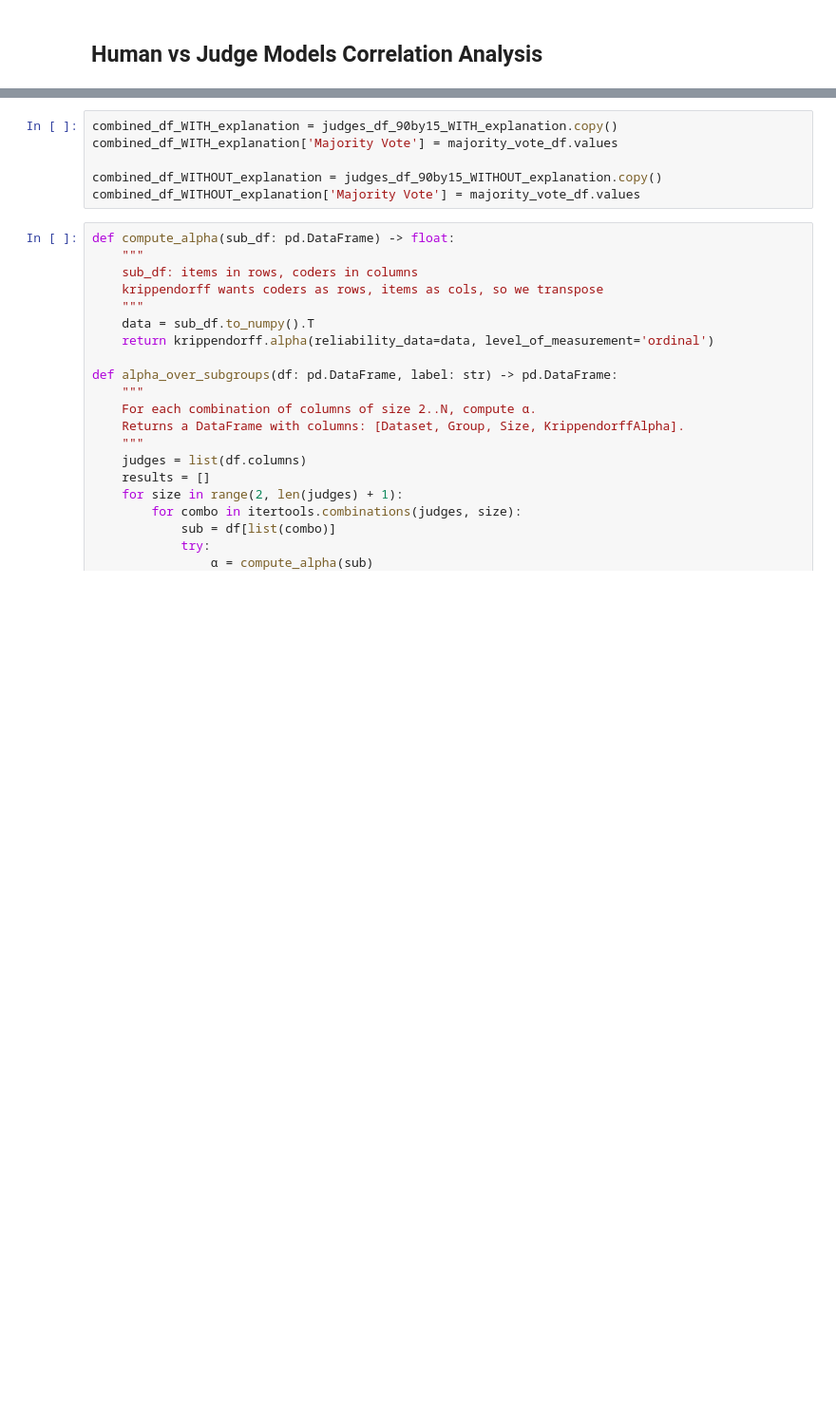
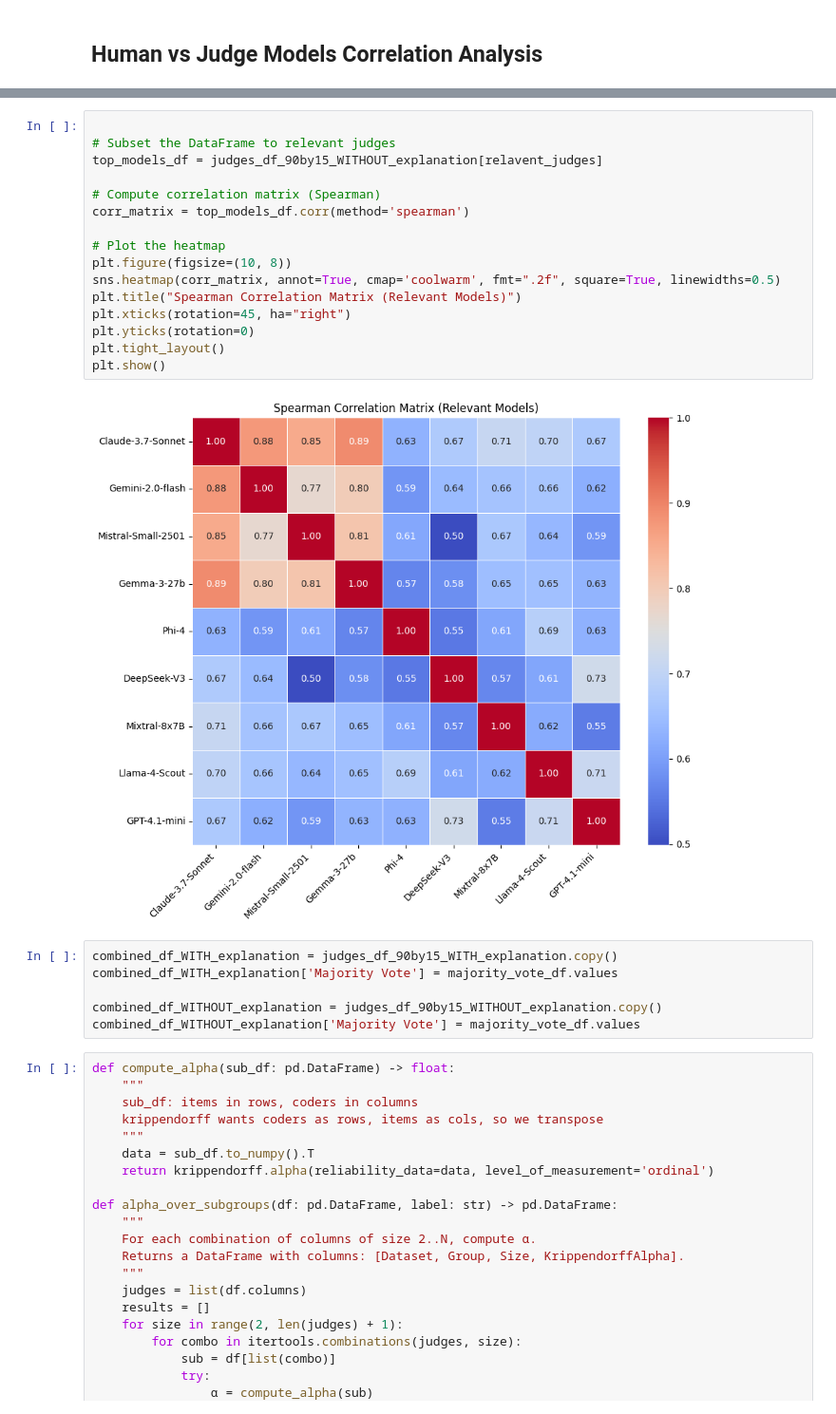
Before and after one commit to isaofllms/isaOfLlms, a Jupyter notebook: Aug25Experiments.ipynb, the cells around one changed output, grey strips where cells are left out. Shown at 95% size. Cells and saved outputs as stored; diff of their text form; blank space fills up the shorter version.

```diff
--- a/Aug25Experiments.ipynb
+++ b/Aug25Experiments.ipynb
@@ -1239,3 +1273,21 @@ for r in results_sorted:
+# %%
+
+# Subset the DataFrame to relevant judges
+top_models_df = judges_df_90by15_WITHOUT_explanation[relavent_judges]
+
+# Compute correlation matrix (Spearman)
+corr_matrix = top_models_df.corr(method='spearman')
+
+# Plot the heatmap
+plt.figure(figsize=(10, 8))
+sns.heatmap(corr_matrix, annot=True, cmap='coolwarm', fmt=".2f", square=True, linewidths=0.5)
+plt.title("Spearman Correlation Matrix (Relevant Models)")
+plt.xticks(rotation=45, ha="right")
+plt.yticks(rotation=0)
+plt.tight_layout()
+plt.show()
+# %% [output]
+[figure, added]
 # %%
 combined_df_WITH_explanation = judges_df_90by15_WITH_explanation.copy()
 combined_df_WITH_explanation['Majority Vote'] = majority_vote_df.values
```
Also changed, not shown: parts of 17 cells of this notebook, 21 other files.
